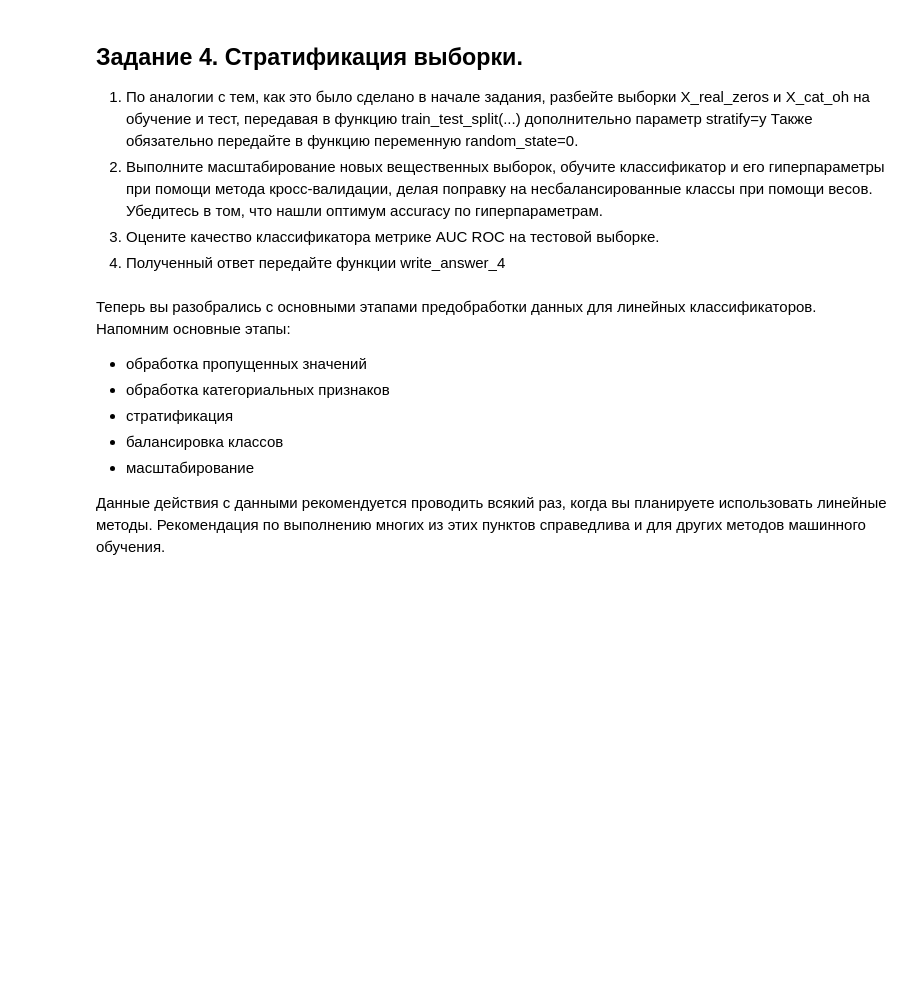
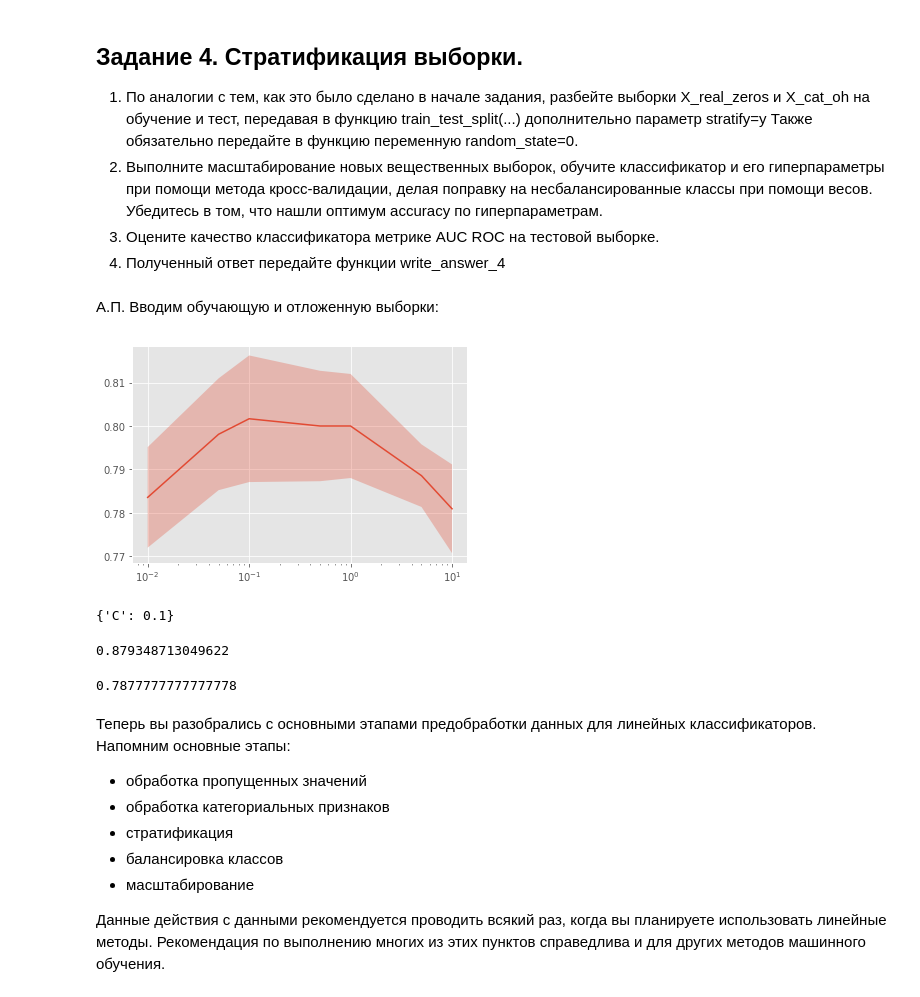
Before and after one commit to pavelevandrei/SupervisedLearning, a Jupyter notebook: week3/Preprocessing_LR_Grants.ipynb, the cells around one changed output. Drawn from its saved outputs; the diff is of its cells as text; code cells hidden in the pictures; blank space fills up the shorter version.

```diff
--- a/week3/Preprocessing_LR_Grants.ipynb
+++ b/week3/Preprocessing_LR_Grants.ipynb
@@ -774,3 +843,5 @@ def write_answer_4(auc):
         fout.write(str(auc))
 
 # place your code here
+# %% [markdown]
+А.П. Вводим обучающую и отложенную выборки:
@@ -776,0 +860,26 @@ def write_answer_4(auc):
+# %%
+scaler = StandardScaler()
+X_train_real_scaled = scaler.fit_transform(X = X_train_real_zeros)
+X_test_real_scaled = scaler.transform(X_test_real_zeros)
+
+X_stacked_scaled =  (np.hstack((X_train_real_scaled, X_train_cat_oh)))
+# %%
+estimator = LogisticRegression(class_weight='balanced')
+optimizer_st = GridSearchCV(estimator, param_grid, cv=cv)
+optimizer_st.fit(X_stacked_scaled, y_train)
+plot_scores(optimizer=optimizer_st)
+# %% [output]
+[figure, added]
+# %%
+optimizer_st.best_params_
+# %% [output]
+{'C': 0.1}
+# %%
+auc_st = roc_auc_score(y_test, optimizer_st.predict_proba( np.hstack((X_test_real_scaled, X_test_cat_oh)) )[:,1] )
+print(auc_st)
+# %% [output]
+0.879348713049622
+# %%
+accuracy_score(y_test, optimizer_st.predict( np.hstack((X_test_real_scaled, X_test_cat_oh)) ), normalize=True)
+# %% [output]
+0.7877777777777778
```
Also changed, not shown: parts of 66 cells of this notebook, 4 other files.
